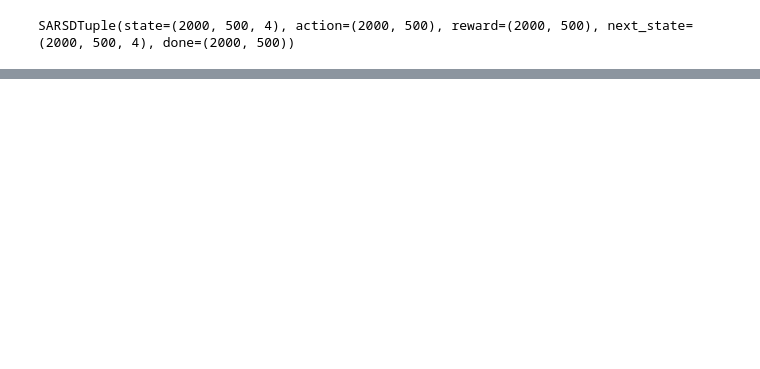
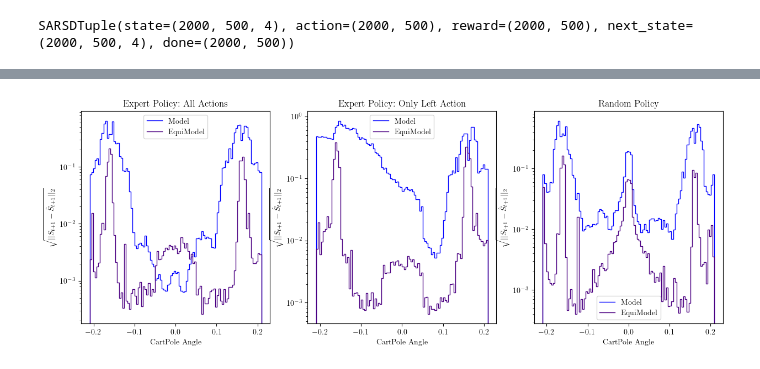
Before and after one commit to seancraven/mono_ms, a Jupyter notebook: model_based/transition_model_loss.ipynb, the cells around one changed output, grey strips where cells are left out. Cells and saved outputs as stored; diff of their text form; code cells hidden in the pictures; blank space fills up the shorter version.

```diff
--- a/model_based/transition_model_loss.ipynb
+++ b/model_based/transition_model_loss.ipynb
@@ -81,0 +99,43 @@ for sub_sol, hyp, c in zip(sol, hyps, cs):
+# %%
+def plot_by_angle(model_apply, model_params, data, bins:int=100):
+    def _loss_fn(params, sarsd_tuple: SARSDTuple):
+        state, action, _, next_state, _ = sarsd_tuple
+        next_state_pred = model_apply(params, state, action)
+
+        next_state_loss = np.mean((next_state - next_state_pred) ** 2, axis=0)
+
+        return next_state_loss.mean()
+
+    data_len = np.prod(data.reward.shape)
+    data = jax.tree_map(lambda x: x.reshape(data_len, -1), data)
+    angels = data.state[..., 2]
+    _, bins = jnp.histogram(angels, bins=100)
+    bindex = [(angels >= bins[i]) & (angels < bins[i+1]) for i in range(len(bins)-1)]
+    binned_data = [jax.tree_map(lambda x: x.at[ind].get(), data) for ind in bindex]
+    losses = []
+    for data in binned_data:
+        loss = _loss_fn(model_params, data)
+        losses.append(loss)
+    return jnp.stack(losses), bins
+# %%
+losses, bins = [], []
+for (m_name, i), runner_state in models.items():
+    loss, bi= plot_by_angle(runner_state[1].apply_fn, runner_state[1].params, val_data)
+    loss = np.nan_to_num(loss, 1)
+
+    losses.append(loss)
+    bins.append(bi)
+# %%
+
+fig, ax = plt.subplots(1, 3, figsize=(15, 5))
+for j,( (m_name, i), runner_state) in enumerate(models.items()):
+    ax[i].stairs(losses[j], bins[j], label=m_name,color="blue" if m_name == "Model" else "indigo")
+    ax[i].set_title(titles[i])
+    ax[i].set_yscale("log")
+    # ax[i].set_xlim(-.2, .2)
+    # ax[i].set_ylim(1e-6, 1)
+    ax[i].legend()
+    ax[i].set_xlabel("CartPole Angle")
+    ax[i].set_ylabel("$\sqrt{||S_{t+1} - \hat{S}_{t+1}||_2}$")
+# %% [output]
+[figure, added]
```
Also changed, not shown: parts of 9 cells of this notebook, 4 other files.
